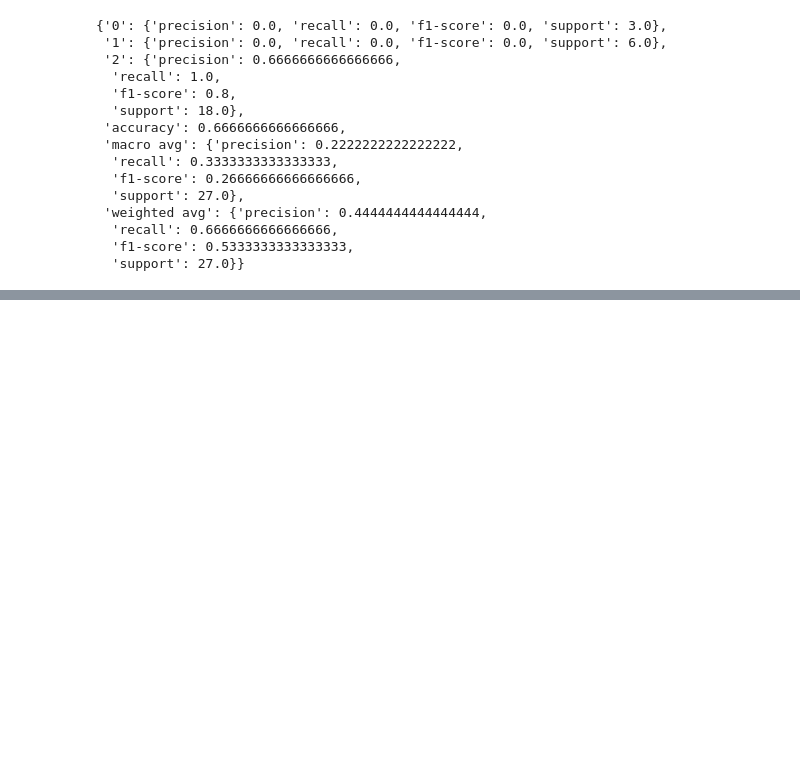
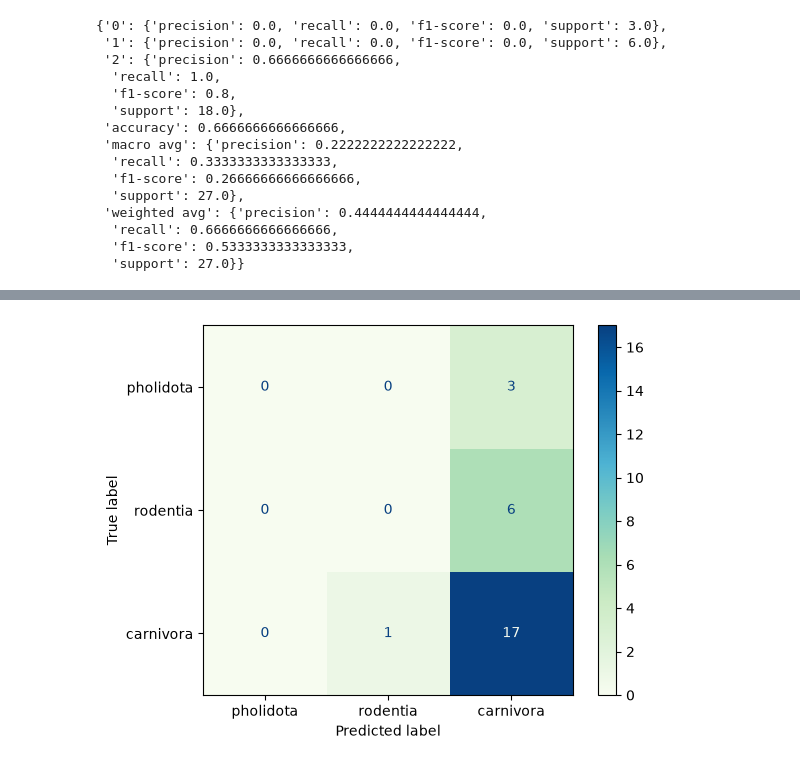
Before and after one commit to iatejacinda/3015_mlnn_final, a Jupyter notebook: image_classification.ipynb, the cells around one changed output, grey strips where cells are left out. Cells and saved outputs as stored; diff of their text form; code cells hidden in the pictures; blank space fills up the shorter version.

Commit message:
Test class weights, dropout rates, & validation performance

```diff
--- a/image_classification.ipynb
+++ b/image_classification.ipynb
@@ -521,0 +529,5 @@ classification_report(y_val, y_pred, zero_division = "warn", output_dict = True)
+# %%
+classes = np.unique(y_train)
+
+db_results = {int(k): float(v) for k, v in zip(classes, data_balance)}
+print(db_results)
@@ -521,0 +536,26 @@ classification_report(y_val, y_pred, zero_division = "warn", output_dict = True)
+# %%
+# new model with class weights
+# ML model
+weighted_model = tf.keras.Sequential([
+    keras.Input(shape = (19200, )),
+    layers.Dense(64, activation = "relu"),
+    layers.Dropout(0.5),
+    layers.Dense(3, activation = "softmax")
+])
+
+# compile model
+weighted_model.compile(
+    optimizer = keras.optimizers.AdamW(),
+    loss = tf.keras.losses.SparseCategoricalCrossentropy(),
+    metrics = [keras.metrics.SparseCategoricalAccuracy()]
+    # metrics = metrics_list
+)
+
+weighted_hist = weighted_model.fit(
+                    x = x_train,
+                    y = y_train,
+                    batch_size = 16,
+                    epochs = 50,
+                    validation_data = (x_val, y_val),
+                    class_weight = db_results
+                )
@@ -521,0 +580,6 @@ classification_report(y_val, y_pred, zero_division = "warn", output_dict = True)
+# %%
+# test to see if the model is predicting that all animals are in the carnivora order (index 2)
+x_val2 = weighted_model.predict(x_val)
+print(x_val2.shape)
+# x_val = tf.keras.layers.Softmax(x_val)
+np.argmax(x_val2, axis = 1)
@@ -521,0 +591,10 @@ classification_report(y_val, y_pred, zero_division = "warn", output_dict = True)
+# %%
+# build confusion matrix
+y_pred = np.argmax(x_val2, axis = 1)
+cm = confusion_matrix(y_val, y_pred)
+
+disp = ConfusionMatrixDisplay(confusion_matrix = cm, display_labels = order_to_int)
+disp.plot(cmap = "GnBu")
+plt.show()
+# %% [output]
+[figure, added]
```
Also changed, not shown: parts of 19 cells of this notebook.
